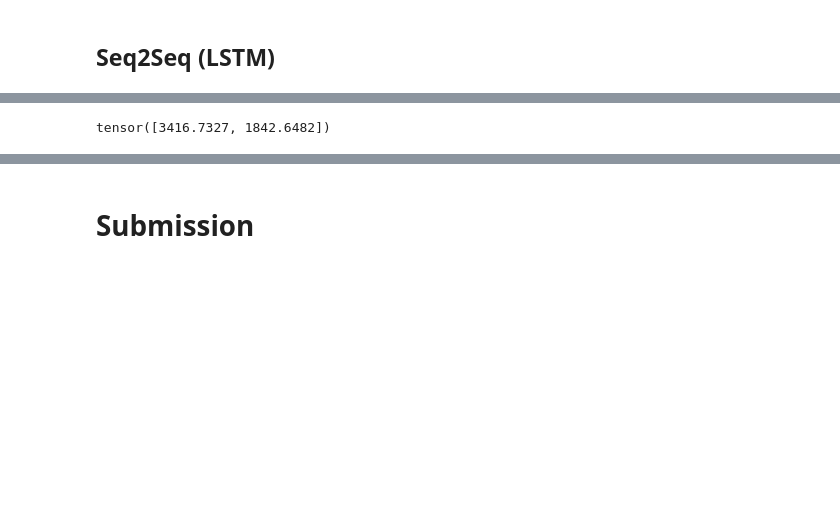
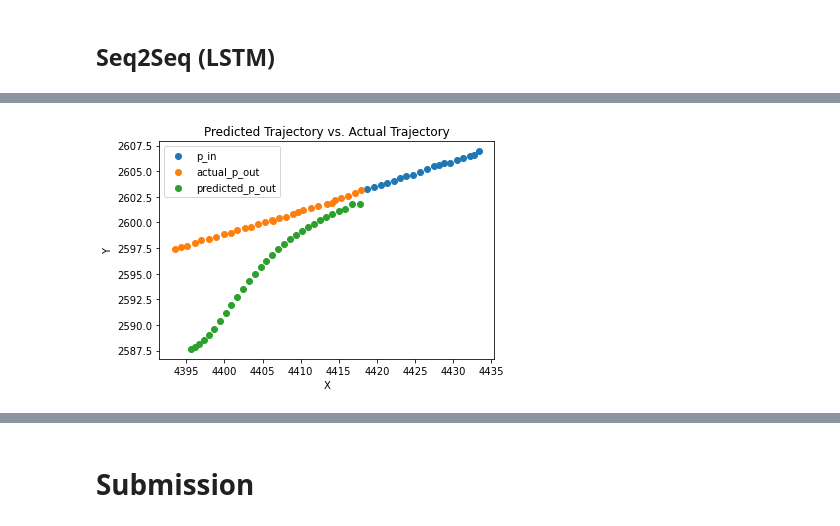
Before and after one commit to wanglec/cse151b-kaggle, a Jupyter notebook: Seq2Seq.ipynb, the cells around one changed output, grey strips where cells are left out. Drawn from its saved outputs; the diff is of its cells as text; code cells hidden in the pictures; blank space fills up the shorter version.

```diff
--- a/Seq2Seq.ipynb
+++ b/Seq2Seq.ipynb
@@ -64,17 +169,31 @@ def my_collate(batch):
     inp, out = [], []
     for scene in batch:
         agent_idx = np.where(scene["agent_id"] == np.unique(scene["track_id"].flatten()))[0][0]
-        inp.append(np.hstack([scene['p_in'][agent_idx], scene['v_in'][agent_idx]]))
-        # out.append(np.hstack([scene['p_out'][agent_idx], scene['v_out'][agent_idx]]))
+        social_features = get_social_features(scene)
+        inp.append(np.hstack([scene['p_in'][agent_idx], scene['v_in'][agent_idx], social_features]))
         out.append(scene['p_out'][agent_idx])
 
     inp = torch.FloatTensor(inp)
     out = torch.FloatTensor(out)
     return [inp, out]
 
+def my_test_collect(batch):
+    """ collate lists of samples into batches, create [ batch_sz x agent_sz x seq_len x feature] """
+    inp, out = [], []
+    for scene in batch:
+        agent_idx = np.where(scene["agent_id"] == np.unique(scene["track_id"].flatten()))[0][0]
+        social_features = get_social_features(scene)
+        inp.append(np.hstack([scene['p_in'][agent_idx], scene['v_in'][agent_idx], social_features]))
+        out.append([])
+
+    inp = torch.FloatTensor(inp)
+    out = torch.FloatTensor(out)
+    return [inp, out]
+
+
 train_loader = DataLoader(train, batch_size=BATCH_SIZE, shuffle = False, collate_fn=my_collate, num_workers=0)
 val_loader = DataLoader(val, batch_size=BATCH_SIZE, shuffle = False, collate_fn=my_collate, num_workers=0)
-test_loader = DataLoader(test, batch_size=BATCH_SIZE, shuffle = False, collate_fn=my_collate, num_workers=0)
+test_loader = DataLoader(test, batch_size=BATCH_SIZE, shuffle = False, collate_fn=my_test_collect, num_workers=0)
 exmaple = iter(train_loader)
 exmaple.next()[0][0]
 # %% [output]
@@ -158,10 +318,11 @@ class EncoderLSTM(nn.Module):
 
     def init_hidden(self, batch_size, hidden_size):
         # Initialize encoder hidden state
-        return (
-            torch.zeros(batch_size, hidden_size).to(device),
-            torch.zeros(batch_size, hidden_size).to(device),
-        )
+        h_0 = torch.zeros(batch_size, hidden_size).to(device)
+        c_0 = torch.zeros(batch_size, hidden_size).to(device)
+        nn.init.xavier_normal_(h_0)
+        nn.init.xavier_normal_(c_0)
+        return (h_0, c_0)
 
     def forward(self, X):
         init_hidden = self.init_hidden(X.shape[0], self.hidden_size)
@@ -187,6 +397,6 @@ class DecoderLSTM(nn.Module):
 # %%
 # model training
-encoder = EncoderLSTM(INPUT_SIZE)
+encoder = EncoderLSTM(5)
 decoder = DecoderLSTM()
 encoder.to(device)
 decoder.to(device)
@@ -273,4 +516,0 @@ Epoch 5/5, batch 400/1609, loss: 4.8513
-# %%
-initial_p_in[10]
-# %% [output]
-tensor([3416.7327, 1842.6482])
@@ -277,2 +537,16 @@ tensor([3416.7327, 1842.6482])
+# %%
+# fig, axs = plt.subplots(1, 1, figsize=(15, 3), facecolor='w', edgecolor='k')
+agent_id = 44
+
+plt.scatter(real_inp[agent_id].cpu().numpy()[:, 0], real_inp[agent_id].cpu().numpy()[:, 1], label="p_in")
+plt.scatter(out[agent_id].cpu().numpy()[:, 0], out[agent_id].cpu().numpy()[:, 1], label="actual_p_out")
+plt.scatter(decoder_outputs[agent_id].cpu().numpy()[:, 0], decoder_outputs[agent_id].cpu().numpy()[:, 1], label="predicted_p_out")
+plt.xlabel("X")
+plt.ylabel("Y")
+plt.title("Predicted Trajectory vs. Actual Trajectory")
+plt.legend()
+plt.show()
+# %% [output]
+[figure, added]
 # %%
 # predict
```
Also changed, not shown: parts of 26 cells of this notebook, 1 other file.
